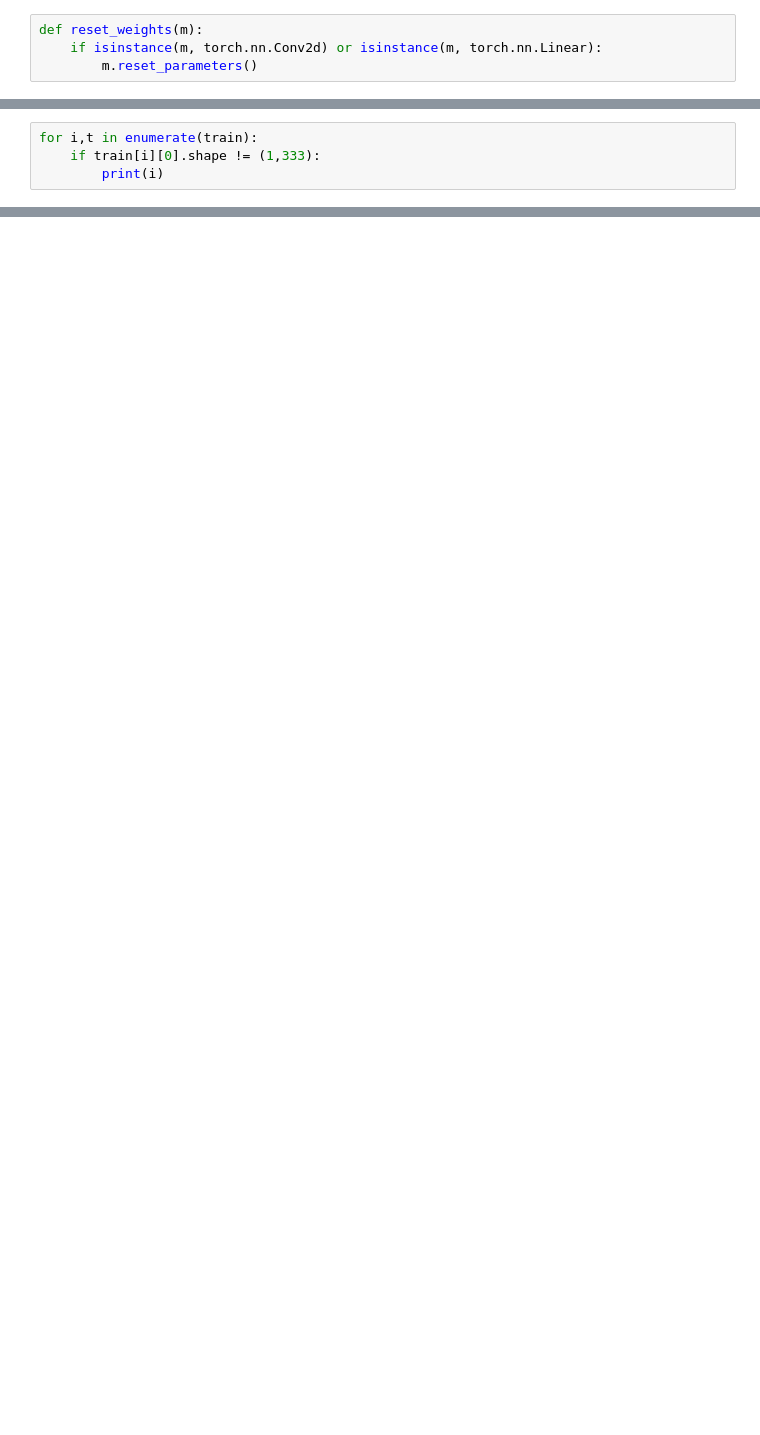
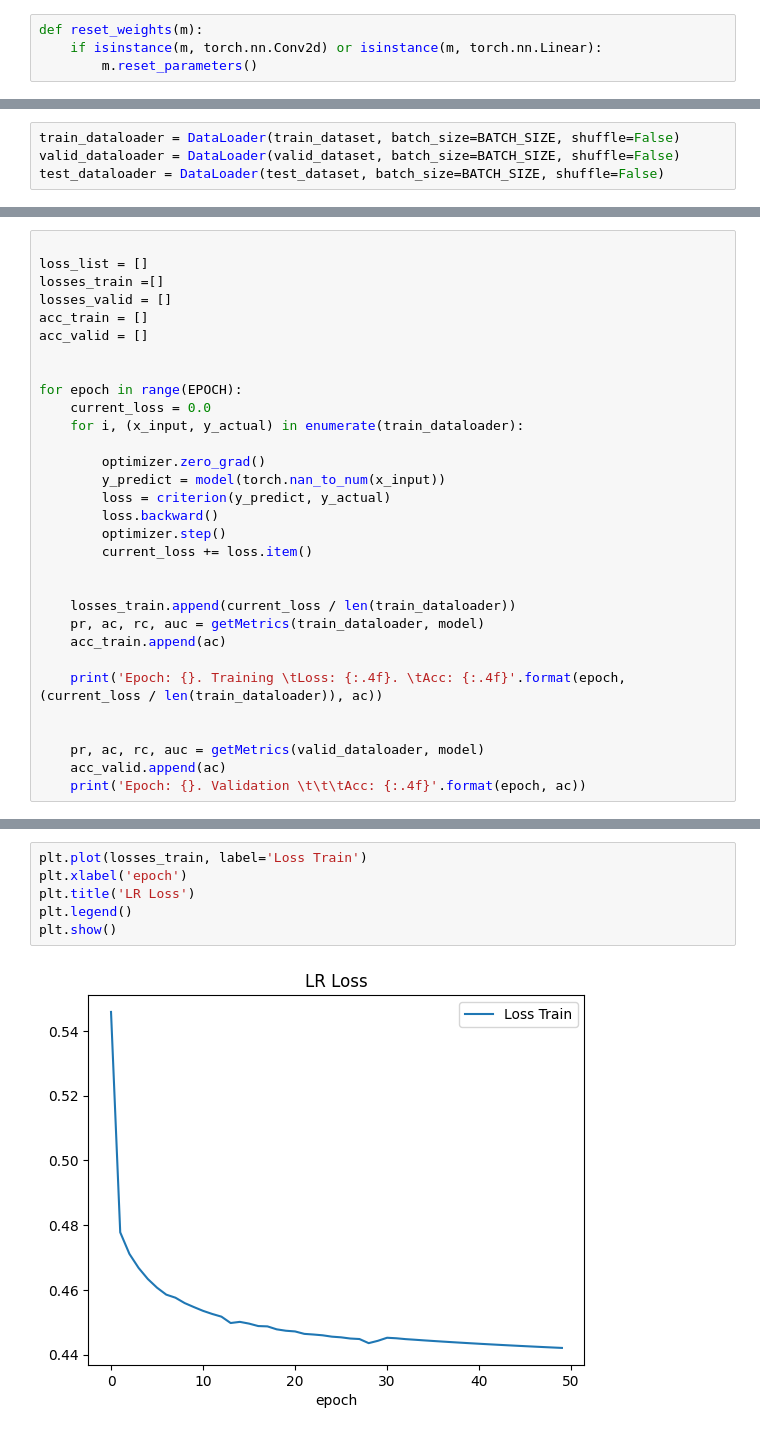
Before and after one commit to BencsikMD/CS598CourseProject, a Jupyter notebook: Step9_models.ipynb, the cells around one changed output, grey strips where cells are left out. Drawn from its saved outputs; the diff is of its cells as text; blank space fills up the shorter version.

```diff
--- a/Step9_models.ipynb
+++ b/Step9_models.ipynb
@@ -180,4 +131,0 @@ plt.show()
-# %%
-for i,t in enumerate(train):
-    if train[i][0].shape != (1,333):
-        print(i)
@@ -186,0 +132,4 @@ print(train[1018][0].shape)
+# %%
+train_dataloader = DataLoader(train_dataset, batch_size=BATCH_SIZE, shuffle=False)
+valid_dataloader = DataLoader(valid_dataset, batch_size=BATCH_SIZE, shuffle=False)
+test_dataloader = DataLoader(test_dataset, batch_size=BATCH_SIZE, shuffle=False)
@@ -186,0 +213,31 @@ print(train[1018][0].shape)
+# %%
+
+loss_list = []
+losses_train =[]
+losses_valid = []
+acc_train = []
+acc_valid = []
+
+
+for epoch in range(EPOCH):
+    current_loss = 0.0
+    for i, (x_input, y_actual) in enumerate(train_dataloader):
+
+        optimizer.zero_grad()
+        y_predict = model(torch.nan_to_num(x_input))
+        loss = criterion(y_predict, y_actual)
+        loss.backward()
+        optimizer.step()
+        current_loss += loss.item()
+
+
+    losses_train.append(current_loss / len(train_dataloader))
+    pr, ac, rc, auc = getMetrics(train_dataloader, model)
+    acc_train.append(ac)
+
+    print('Epoch: {}. Training \tLoss: {:.4f}. \tAcc: {:.4f}'.format(epoch, (current_loss / len(train_dataloader)), ac))
+
+
+    pr, ac, rc, auc = getMetrics(valid_dataloader, model)
+    acc_valid.append(ac)
+    print('Epoch: {}. Validation \t\t\tAcc: {:.4f}'.format(epoch, ac))
@@ -186,0 +262,8 @@ print(train[1018][0].shape)
+# %%
+plt.plot(losses_train, label='Loss Train')
+plt.xlabel('epoch')
+plt.title('LR Loss')
+plt.legend()
+plt.show()
+# %% [output]
+[figure, added]
```
Also changed, not shown: parts of 25 cells of this notebook, 12 other files.
